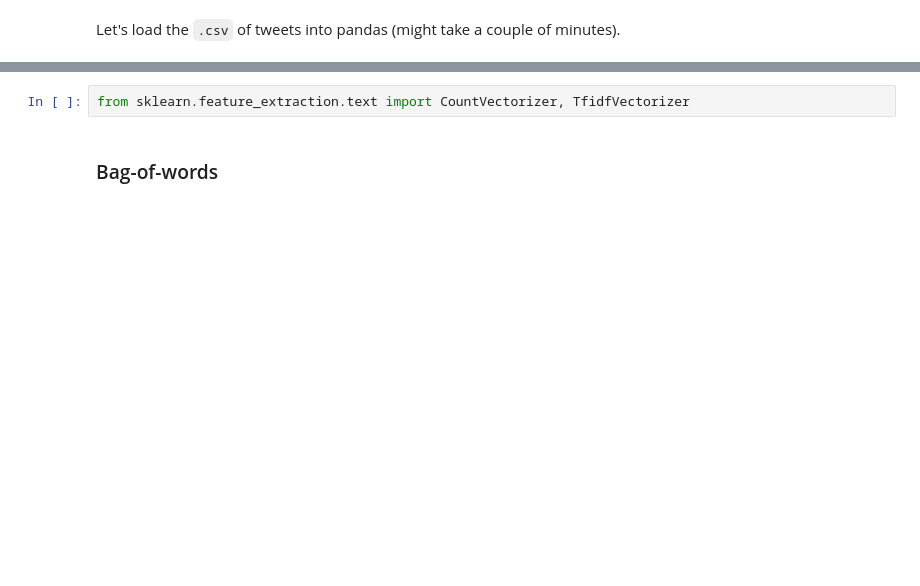
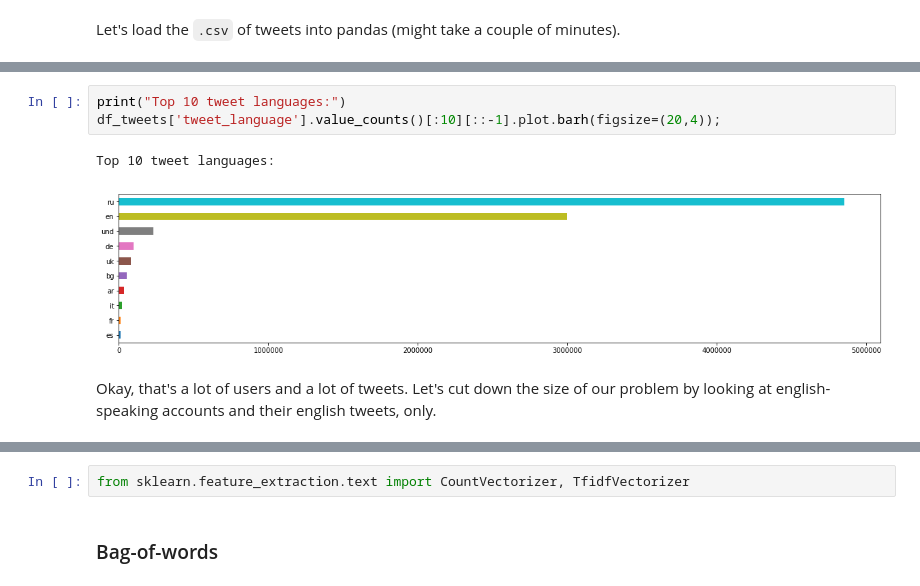
Before and after one commit to propublica/data-nicar-2019, a Jupyter notebook: nicar-ml-nlp-workshop-kao-2.ipynb, the cells around one changed output, grey strips where cells are left out. Cells and saved outputs as stored; diff of their text form; blank space fills up the shorter version.

```diff
--- a/nicar-ml-nlp-workshop-kao-2.ipynb
+++ b/nicar-ml-nlp-workshop-kao-2.ipynb
@@ -164,0 +122,8 @@ We're finally ready to turn text into numbers! A couple of common techniques are
+# %%
+print("Top 10 tweet languages:")
+df_tweets['tweet_language'].value_counts()[:10][::-1].plot.barh(figsize=(20,4));
+# %% [output]
+Top 10 tweet languages:
+[figure, added]
+# %% [markdown]
+Okay, that's a lot of users and a lot of tweets. Let's cut down the size of our problem by looking at english-speaking accounts and their english tweets, only.
```
Also changed, not shown: parts of 95 cells of this notebook.
